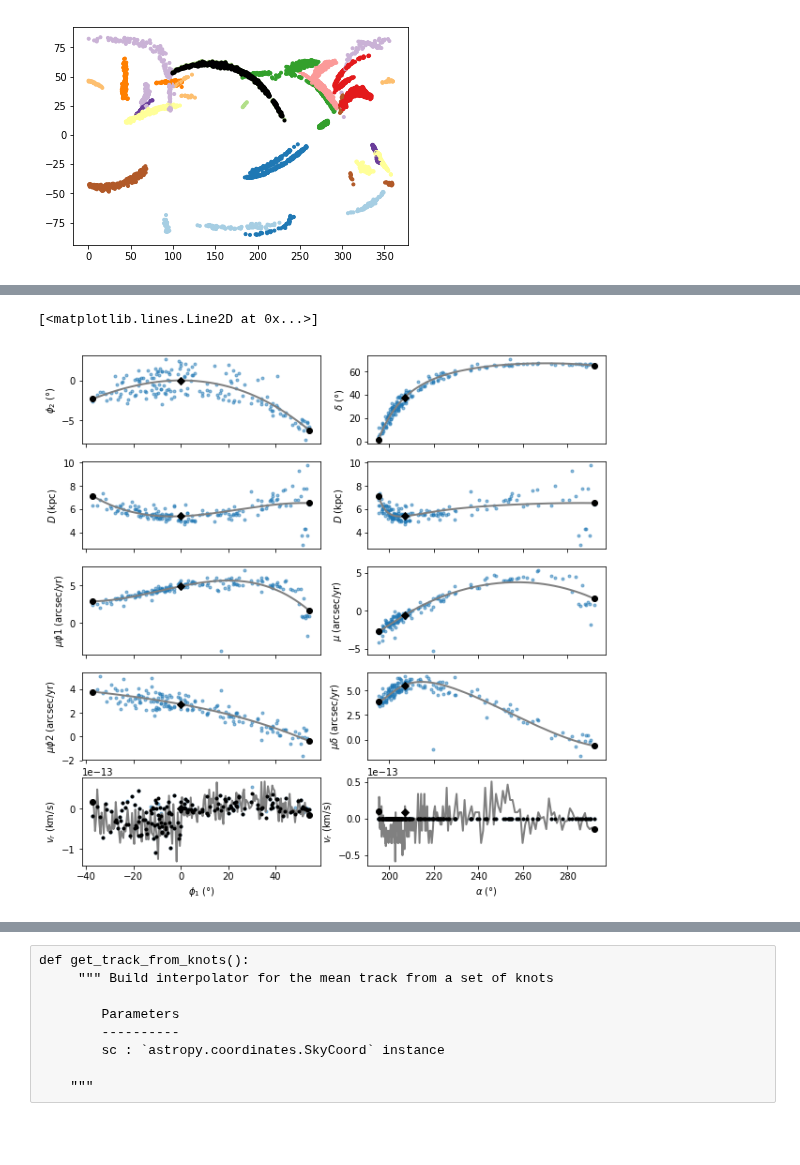
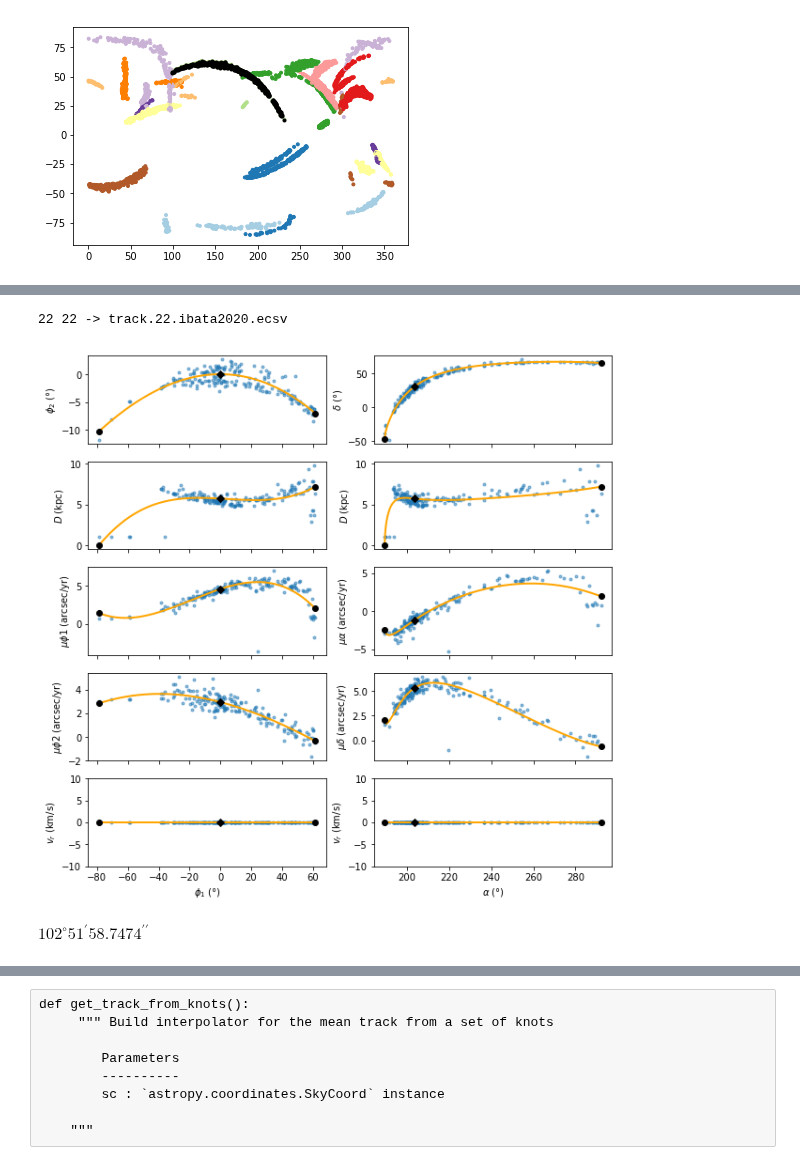
Before and after one commit to cmateu/galstreams, a Jupyter notebook: galstreams/tracks/standardized_tracks.ipynb, the cells around one changed output, grey strips where cells are left out. Saved outputs shown, nothing was run; the diff lists cells and outputs as text; code cells hidden in the pictures; blank space fills up the shorter version.

Commit message:
ecsv saving of track and summary

```diff
--- a/galstreams/tracks/standardized_tracks.ipynb
+++ b/galstreams/tracks/standardized_tracks.ipynb
@@ -104,7 +104,7 @@ plt.plot(rr["sc"].icrs.ra.deg,rr["sc"].icrs.dec.deg,'.')
 Tracks init by pole
 ====================
 # %%
-tpoles = astropy.io.ascii.read("lib_by_pole.dat",header_start=2)
+tpoles = astropy.io.ascii.read("../support_data/lib_by_pole.dat",header_start=2)
 tpoles
 # %% [output]
 Table length=10
@@ -165,7 +165,7 @@ for i in range(tp["Name"].size)[:]:
     t = astropy.table.QTable([coo, width], names=['sc', 'width'])
     #t = astropy.table.QTable([coo], names=['sc'])
 
-    astropy.io.ascii.write(t, format='ecsv', delimiter=',', output=ofilen, overwrite='True')
+    astropy.io.ascii.write(t, format='ecsv', delimiter=',', output=ofilen, overwrite=True)
     #print("printed")
 # %% [output]
 PS1-A 50
@@ -197,7 +197,7 @@ Ibata 2020 streams
 # %%
 ibt=astropy.io.ascii.read("../support_data/tab01_toCecilia.cat")
 ib=ac.SkyCoord(ra=ibt["ra_epoch2000"]*u.deg, dec=ibt["dec_epoch2000"]*u.deg, distance=ibt["dis"]*u.kpc,
-                pm_ra_cosdec=ibt["pmra"]*u.mas/u.yr, pm_dec=ibt["pmdec"]*u.mas/u.yr , radial_velocity=np.zeros(ibt["dis"].size)*u.km/u.s)
+                pm_ra_cosdec=ibt["pmra"]*u.mas/u.yr, pm_dec=ibt["pmdec"]*u.mas/u.yr)#, radial_velocity=np.zeros(ibt["dis"].size)*u.km/u.s)
 ib.stream=ibt["stream"]
 # %%
 m=ib.stream==8
@@ -461,6 +324,6 @@ def get_track_from_points(sc, N=200, deg=3):
             new_pole.transform_to(ac.ICRS), new_fr, fits)
 # %%
-def stream_id_card(sc, stream_fr, axs, plotkwds={}, show_labels=False, show_grid=False):
+def stream_plot_card(sc, stream_fr, axs, plotkwds={}, show_labels=False, show_grid=False):
 
 
 
@@ -468,7 +331,7 @@ def stream_id_card(sc, stream_fr, axs, plotkwds={}, show_labels=False, show_grid
                  pm_phi1_cosphi2="$\mu\phi1$ (arcsec/yr)", pm_phi2="$\mu\phi2$ (arcsec/yr)",
                  radial_velocity="$v_r$ (km/s)")
     labels2=dict(ra="$\\alpha$ ($\degree$)",dec="$\delta$ ($\degree$)", distance="$D$ (kpc)",
-                 pm_ra_cosdec="$\mu\alpha$ (arcsec/yr)", pm_dec="$\mu\delta$ (arcsec/yr)",
+                 pm_ra_cosdec="$\mu\\alpha$ (arcsec/yr)", pm_dec="$\mu\delta$ (arcsec/yr)",
                  radial_velocity="$v_r$ (km/s)")
 
     #Plots in stream frame coords
@@ -491,48 +354,79 @@ def stream_id_card(sc, stream_fr, axs, plotkwds={}, show_labels=False, show_grid
         if show_labels:
             if axs[r,c].is_last_row(): axs[r,c].set_xlabel("$\\alpha$ ($\degree$)")
             axs[r,c].set_ylabel(labels2[att])
+        if (np.abs(getattr(sc.icrs,att).value)>1e-12).sum()==0 :
+                axs[r,0].set_ylim(-10,10)
+                axs[r,1].set_ylim(-10,10)
         r=r+1
 
     #return f, axs
 # %%
-m = ib.stream==22 #22 #31
+i = 22 #8 22 #31
+m = ib.stream==i
 #It has to be done this way. I dont't know why, but using the full ib SKyCoord obj gives a representation error
 #TypeError: Operation 'truediv' is not supported when differentials are attached to a CartesianRepresentation.
 mask = ib.ra>195*u.deg
 ibs = ib[m & mask]
-#ibs = ib[m]
+ibs = ib[m]
 
-track, track_end_points, track_mid_point, new_pole, stream_fr, phi2_interp = get_track_from_points(ibs)
+track, track_width, track_end_points, track_mid_point, mid_pole, stream_fr, track_fits = get_track_from_points(ibs)
 
-#test = ac.SkyCoord(track.transform_to(stream_fr).phi1, track.transform_to(stream_fr).phi2, frame=stream_fr)
 
 pkwds=dict(marker='.',ls='', alpha=0.5)
-tkwds=dict(marker='',ls='-', lw=2, color='gray')
+tkwds=dict(marker='',ls='-', lw=2, color='orange')
 mkw=dict(marker='D',ls='', color='k')
 ekw=dict(marker='o',ls='', color='k')
 figkwds=dict(num=1,figsize=(10,10))
 
 nx, ny = 2, 5
 fig=plt.figure(1,figsize=(10,10))
 axs = fig.subplots(ny,nx, sharex="col")
 
-stream_id_card(ibs, stream_fr, axs, plotkwds=pkwds, show_labels=True)
-stream_id_card(track, stream_fr, axs, plotkwds=tkwds)
-stream_id_card(track_end_points, stream_fr, axs, plotkwds=ekw)
-stream_id_card(track_mid_point, stream_fr, axs, plotkwds=mkw)
+stream_plot_card(ibs, stream_fr, axs, plotkwds=pkwds, show_labels=True)
+stream_plot_card(track, stream_fr, axs, plotkwds=tkwds)
+stream_plot_card(track_end_points, stream_fr, axs, plotkwds=ekw)
+stream_plot_card(track_mid_point, stream_fr, axs, plotkwds=mkw)
 
 
-axs[4,0].plot(ibs.transform_to(stream_fr).phi1,ibs.transform_to(stream_fr).radial_velocity,'k.')
-axs[4,1].plot(ibs.ra,ibs.radial_velocity,'k.')
+#Print track out
+ofileroot = "track.st.{Name}.{Ref}".format(Name=i, Ref="ibata2020" )
+ofilen = f"{ofileroot}.ecsv"
+print("{N} {Name} -> {ofn}".format(N=i, Name=i, ofn=ofilen))
+
+#Save track
+names = track.get_representation_component_names()
+names.update(track.get_representation_component_names('s'))
+t = astropy.table.QTable( {k: getattr(track, k) for k in names})
+astropy.io.ascii.write(t, format='ecsv', delimiter=',', output=ofilen, overwrite=True, fast_writer=False)
+
+#Save poly-footprint
+
+#Save track summary - one line per stream. Yes, I prefer this. That way each stream's summary can be independently updated.
+ofilesn = f"{ofileroot}.summary.ecsv"
+tr_summary = dict(StreamName=np.array([i,]), StreamShortName=np.array(["xxx",]))
 
 
-# ofilen="track.{Name}.{Ref}.ecsv".format(Name=tp["Name"][i], Ref=tp["Reference"][i].lower() )
-# print("{N} {Name} -> {ofn}".format(N=i, Name=tp["Name"][i], ofn=ofilen))
-# #as magic ECSV
-# t = astropy.table.QTable([coo, width], names=['sc', 'width'])
-# #t = astropy.table.QTable([coo], names=['sc'])
+lnames = [ "end_o."+k for k in names]
+tr_summary.update({l: getattr(track_end_points[:1], k) for k,l in zip(names,lnames)})
+lnames = [ "end_f."+k for k in names]
+tr_summary.update({l: getattr(track_end_points[1:], k) for k,l in zip(names,lnames)})
+lnames = [ "mid."+k for k in names]
+tr_summary.update({l: getattr(track_mid_point[:1], k) for k,l in zip(names,lnames)})
+rnames = track.get_representation_component_names()
+lnames = [ "pole."+k for k in rnames]
+tr_summary.update({l: getattr(mid_pole[:1], k) for k,l in zip(rnames,lnames)})
 
-# astropy.io.ascii.write(t, format='ecsv', delimiter=',', output=ofilen, overwrite='True')
+#print
+t = astropy.table.QTable(tr_summary)
+astropy.io.ascii.write(t, format='ecsv', delimiter=',', output=ofilesn, overwrite=True, fast_writer=False)
+
+# Then, when reading it back in, it should be possible to do:
+# t = at.QTable.read('filename.ecsv')
+# sc = coord.SkyCoord(**t)
 # %% [output]
-[<matplotlib.lines.Line2D at 0x...>]
+22 22 -> track.22.ibata2020.ecsv
-[figure, old version]
+[figure, new version]
+# %%
+mid_pole.ra
+# %% [output]
+$102^\circ51{}^\prime58.7474{}^{\prime\prime}$
```
Also changed, not shown: parts of 14 cells of this notebook, 3 other files.
